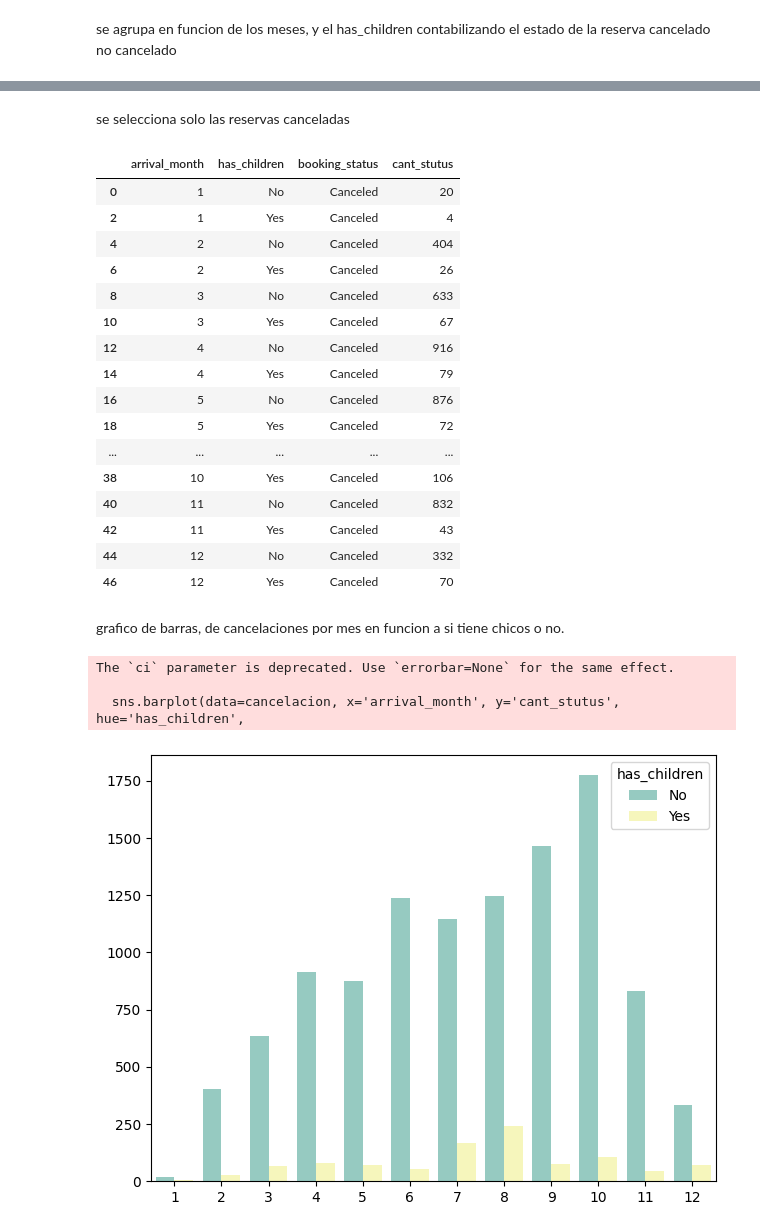
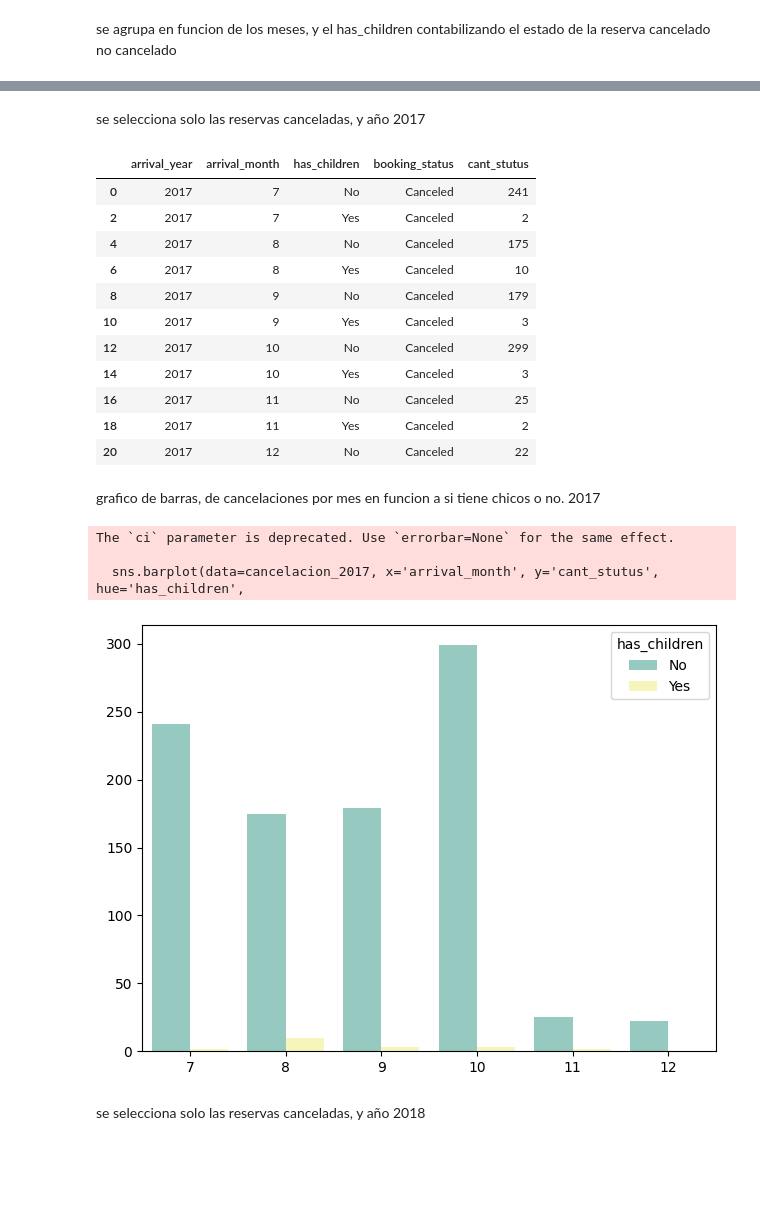
Before and after one commit to AndresCba89/reservas_hoteles, a Jupyter notebook: hotel.ipynb, the cells around one changed output, grey strips where cells are left out. Cells and saved outputs as stored; diff of their text form; code cells hidden in the pictures; blank space fills up the shorter version.

Commit message:
ser realiza analisis de cancelaciones en funcion de niños seleccionado por años 2017 y 2018

```diff
--- a/hotel.ipynb
+++ b/hotel.ipynb
@@ -151,6 +151,6 @@ ax = sns.barplot(x="arrival_month", y='no_of_adults',  data=eje_y, hue="arrival_
 # %% [markdown]
 se selcciona las columnas para analizar las cancelaciones en funcion  si tienen o no menores. (numero de adultos, numero de menores, estado de la reserva, meses)
 # %%
-dataset3=dataset[['no_of_adults', 'no_of_children','no_of_weekend_nights', 'no_of_week_nights','booking_status','arrival_month']]
+dataset3=dataset[['arrival_year','no_of_adults', 'no_of_children','no_of_weekend_nights', 'no_of_week_nights','booking_status','arrival_month']]
 dataset3
 # %% [output]
@@ -194,6 +194,6 @@ See the caveats in the documentation: https://pandas.pydata.org/pandas-docs/stab
 # %% [markdown]
 se agrupa en funcion de los meses, y el has_children contabilizando el estado de la reserva cancelado no cancelado
 # %%
-cancelacion=dataset3.groupby(['arrival_month','has_children','booking_status']).agg(cant_stutus=('booking_status','count')).reset_index()
+cancelacion=dataset3.groupby(['arrival_year','arrival_month','has_children','booking_status']).agg(cant_stutus=('booking_status','count')).reset_index()
 cancelacion
 # %% [output]
@@ -217,39 +213,36 @@ cancelacion
 # %% [markdown]
-se selecciona solo las reservas canceladas
+se selecciona solo las reservas canceladas, y año 2017
 # %%
-cancelacion= cancelacion[cancelacion['booking_status'] == 'Canceled']
-cancelacion
+cancelacion_2017= cancelacion[(cancelacion['booking_status'] == 'Canceled') & (cancelacion['arrival_year'] == 2017 )]
+cancelacion_2017
 # %% [output]
-|  | arrival_month | has_children | booking_status | cant_stutus |
-| 0 | 1 | No | Canceled | 20 |
-| 2 | 1 | Yes | Canceled | 4 |
-| 4 | 2 | No | Canceled | 404 |
-| 6 | 2 | Yes | Canceled | 26 |
-| 8 | 3 | No | Canceled | 633 |
-| 10 | 3 | Yes | Canceled | 67 |
-| 12 | 4 | No | Canceled | 916 |
-| 14 | 4 | Yes | Canceled | 79 |
-| 16 | 5 | No | Canceled | 876 |
-| 18 | 5 | Yes | Canceled | 72 |
-| ... | ... | ... | ... | ... |
-| 38 | 10 | Yes | Canceled | 106 |
-| 40 | 11 | No | Canceled | 832 |
-| 42 | 11 | Yes | Canceled | 43 |
-| 44 | 12 | No | Canceled | 332 |
-| 46 | 12 | Yes | Canceled | 70 |
+|  | arrival_year | arrival_month | has_children | booking_status | cant_stutus |
+| 0 | 2017 | 7 | No | Canceled | 241 |
+| 2 | 2017 | 7 | Yes | Canceled | 2 |
+| 4 | 2017 | 8 | No | Canceled | 175 |
+| 6 | 2017 | 8 | Yes | Canceled | 10 |
+| 8 | 2017 | 9 | No | Canceled | 179 |
+| 10 | 2017 | 9 | Yes | Canceled | 3 |
+| 12 | 2017 | 10 | No | Canceled | 299 |
+| 14 | 2017 | 10 | Yes | Canceled | 3 |
+| 16 | 2017 | 11 | No | Canceled | 25 |
+| 18 | 2017 | 11 | Yes | Canceled | 2 |
+| 20 | 2017 | 12 | No | Canceled | 22 |
 # %% [markdown]
-grafico de barras, de cancelaciones por mes en funcion a si tiene chicos o no.
+grafico de barras, de cancelaciones por mes en funcion a si tiene chicos o no. 2017
 # %%
 plt.figure()
-sns.barplot(data=cancelacion, x='arrival_month', y='cant_stutus', hue='has_children',
+sns.barplot(data=cancelacion_2017, x='arrival_month', y='cant_stutus', hue='has_children',
             estimator='mean', ci=None, palette='Set3')
 plt.title('')
 plt.xlabel('')
 plt.ylabel('')
 plt.tight_layout()
 plt.show()
 # %% [output]
 The `ci` parameter is deprecated. Use `errorbar=None` for the same effect.
 
-  sns.barplot(data=cancelacion, x='arrival_month', y='cant_stutus', hue='has_children',
+  sns.barplot(data=cancelacion_2017, x='arrival_month', y='cant_stutus', hue='has_children',
-[figure, old version]
+[figure, new version]
+# %% [markdown]
+se selecciona solo las reservas canceladas, y año 2018
```
Also changed, not shown: parts of 6 cells of this notebook.
